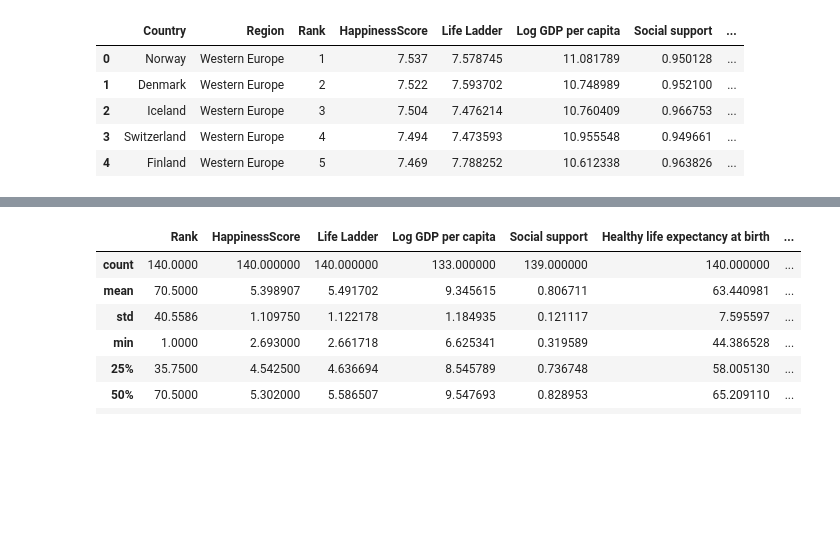
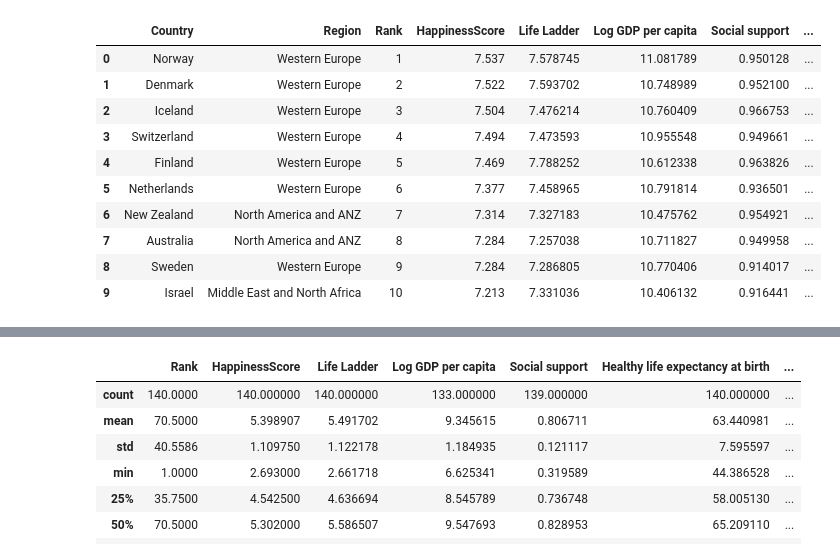
Before and after one commit to inti24/Data-110, a Jupyter notebook: week2_class_sp25.ipynb, the cells around one changed output, grey strips where cells are left out. Cells and saved outputs as stored; diff of their text form; code cells hidden in the pictures; blank space fills up the shorter version.

```diff
--- a/week2_class_sp25.ipynb
+++ b/week2_class_sp25.ipynb
@@ -5,17 +5,22 @@ import matplotlib.pyplot as plt
 import numpy as np
 import pandas as pd
 # %%
-#df = pd.read_csv("https://raw.githubusercontent.com/inti24/Data110-32008--Sp25/refs/heads/main/dataset/happiness_2017.csv")
-df = pd.read_csv("/content/happiness_2017.csv")
+df = pd.read_csv("https://raw.githubusercontent.com/inti24/Data110-32008--Sp25/refs/heads/main/dataset/happiness_2017.csv")
+#df = pd.read_csv("/content/happiness_2017.csv")
 # %%
-df.head()
+df.head(10)
 # %% [output]
 |  | Country | Region | Rank | HappinessScore | Life Ladder | Log GDP per capita | Social support | ... |
 | 0 | Norway | Western Europe | 1 | 7.537 | 7.578745 | 11.081789 | 0.950128 | ... |
 | 1 | Denmark | Western Europe | 2 | 7.522 | 7.593702 | 10.748989 | 0.952100 | ... |
 | 2 | Iceland | Western Europe | 3 | 7.504 | 7.476214 | 10.760409 | 0.966753 | ... |
 | 3 | Switzerland | Western Europe | 4 | 7.494 | 7.473593 | 10.955548 | 0.949661 | ... |
 | 4 | Finland | Western Europe | 5 | 7.469 | 7.788252 | 10.612338 | 0.963826 | ... |
+| 5 | Netherlands | Western Europe | 6 | 7.377 | 7.458965 | 10.791814 | 0.936501 | ... |
+| 6 | New Zealand | North America and ANZ | 7 | 7.314 | 7.327183 | 10.475762 | 0.954921 | ... |
+| 7 | Australia | North America and ANZ | 8 | 7.284 | 7.257038 | 10.711827 | 0.949958 | ... |
+| 8 | Sweden | Western Europe | 9 | 7.284 | 7.286805 | 10.770406 | 0.914017 | ... |
+| 9 | Israel | Middle East and North Africa | 10 | 7.213 | 7.331036 | 10.406132 | 0.916441 | ... |
 # %%
 df.tail()
 # %% [output]
```
